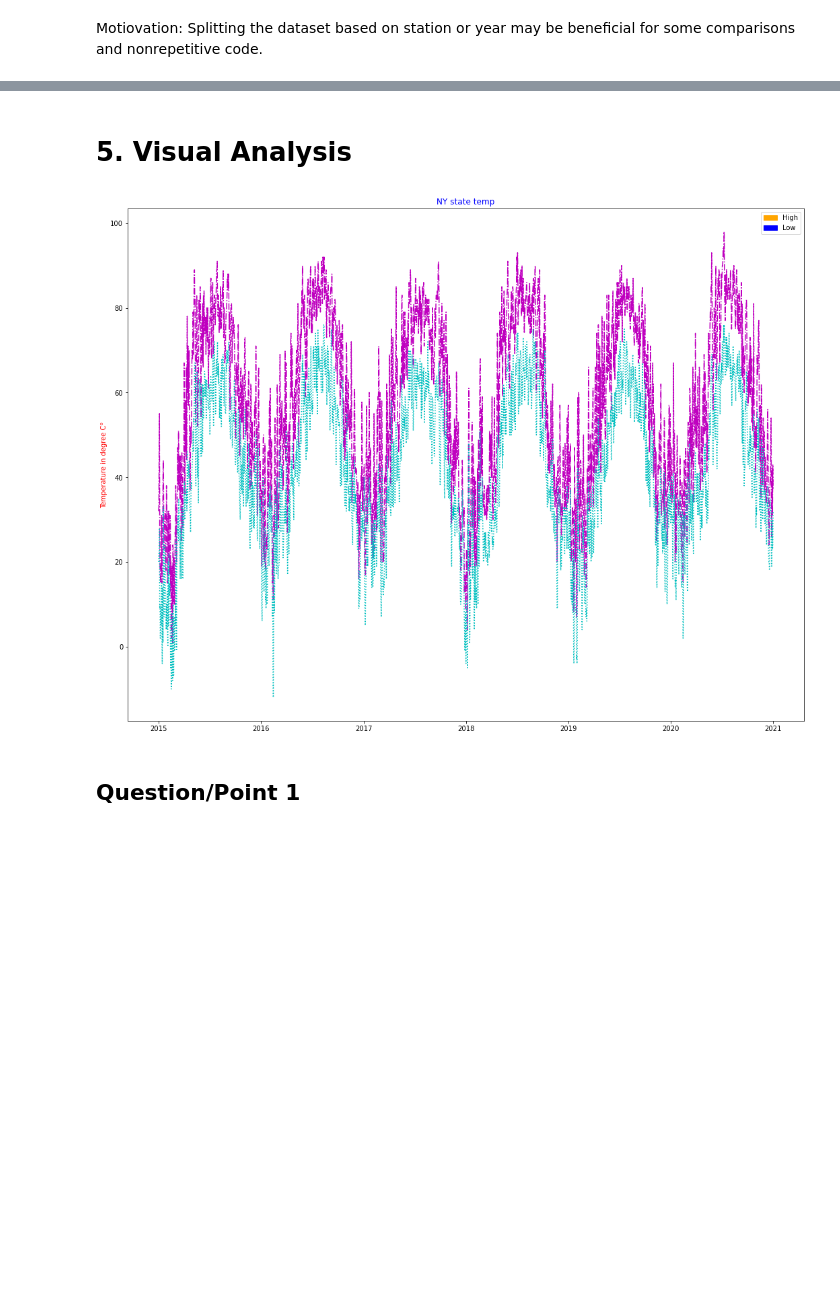
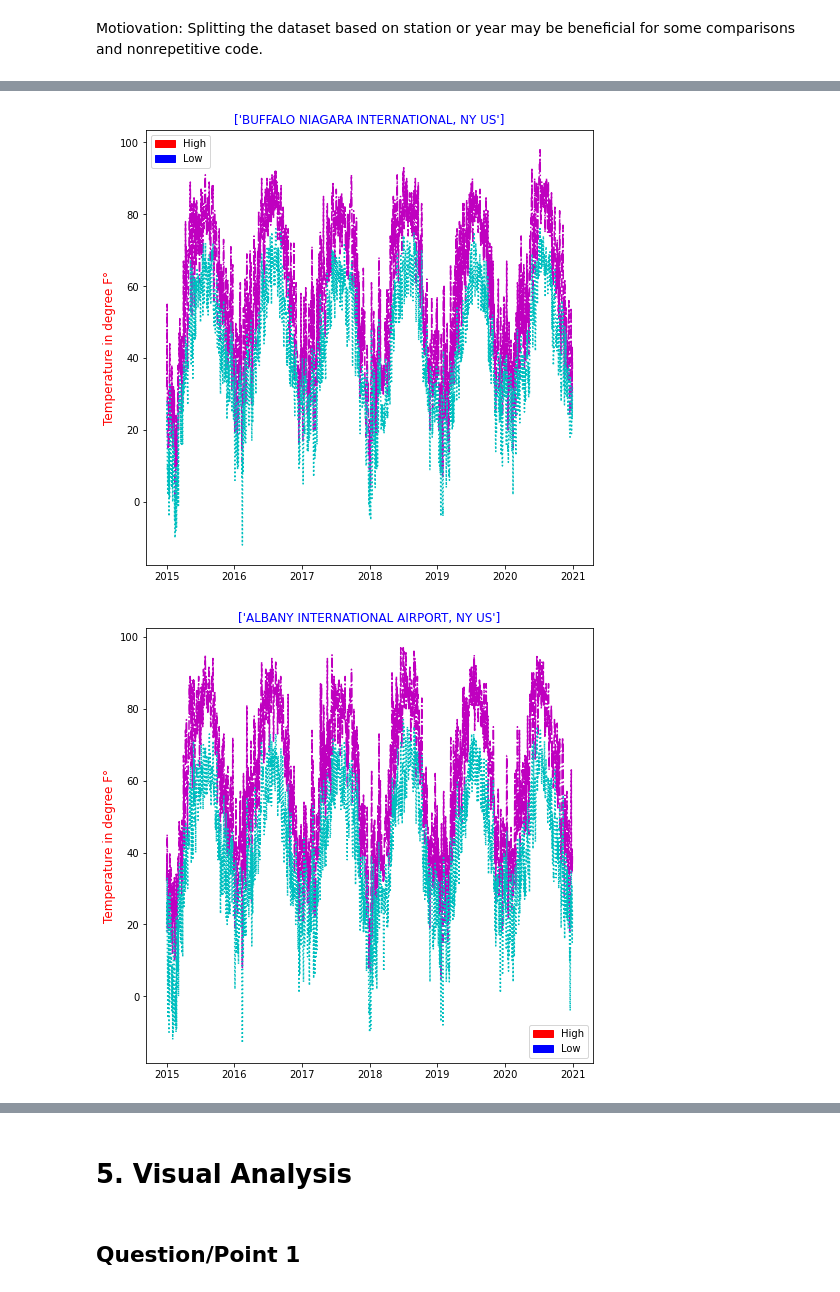
Before and after one commit to Alex-Kamenev/Weather_Data_EDA_2015_2020, a Jupyter notebook: Weather_Project.ipynb, the cells around one changed output, grey strips where cells are left out. Drawn from its saved outputs; the diff is of its cells as text; code cells hidden in the pictures; blank space fills up the shorter version.

Commit message:
plot temp min max for all station and years

```diff
--- a/Weather_Project.ipynb
+++ b/Weather_Project.ipynb
@@ -293,0 +270,11 @@ df_0
+# %%
+# make list of df split based on STATION name
+df_list_station = data.get_list_dfs(list_of_stations, 'STATION')
+# %%
+# check to confurm split
+for df_section in df_list_station:
+#     display(df_section)
+    my_plot.plot_temp_high_low(df_section)
+# %% [output]
+[figure, added]
+[figure, added]
@@ -294,9 +284,5 @@ df_0
 # %% [markdown]
 # 5. Visual Analysis
-# %%
-data.plot_temp_high_low(df_0['TMAX'], df_0['TMIN'], df_0['DATE'])
-# %% [output]
-[figure, removed]
 # %% [markdown]
 ## Question/Point 1
 # %% [markdown]
```
Also changed, not shown: parts of 8 cells of this notebook, 2 other files.
